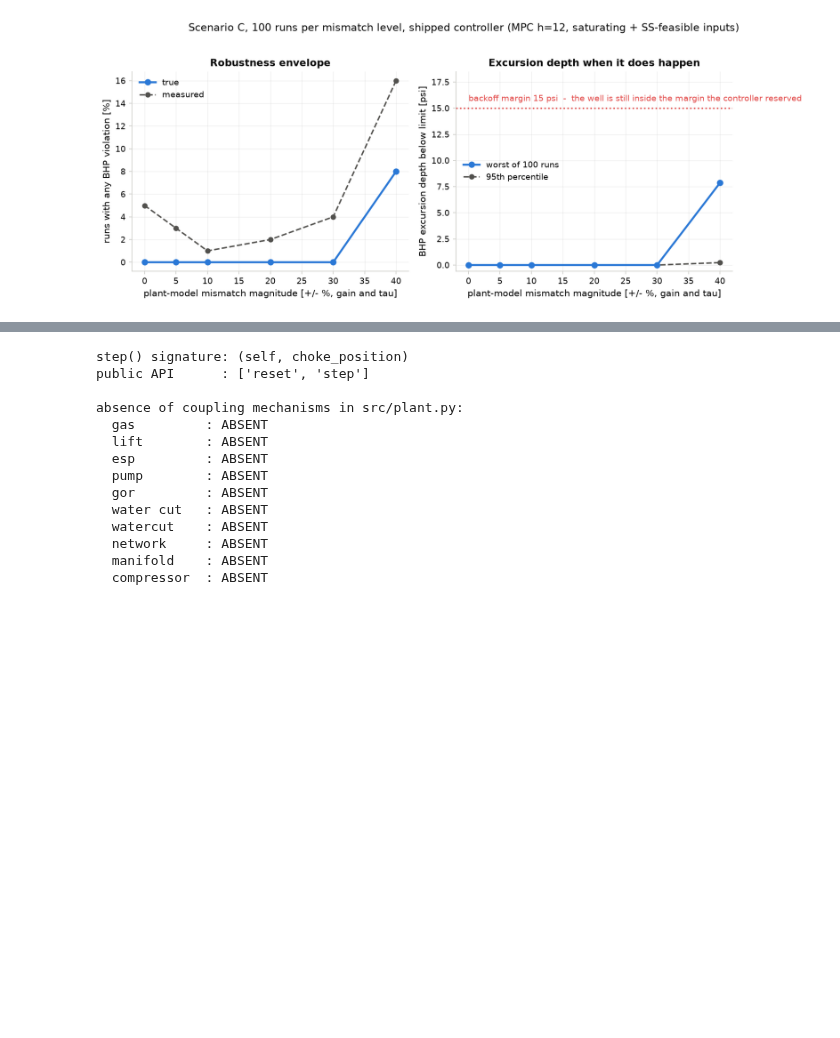
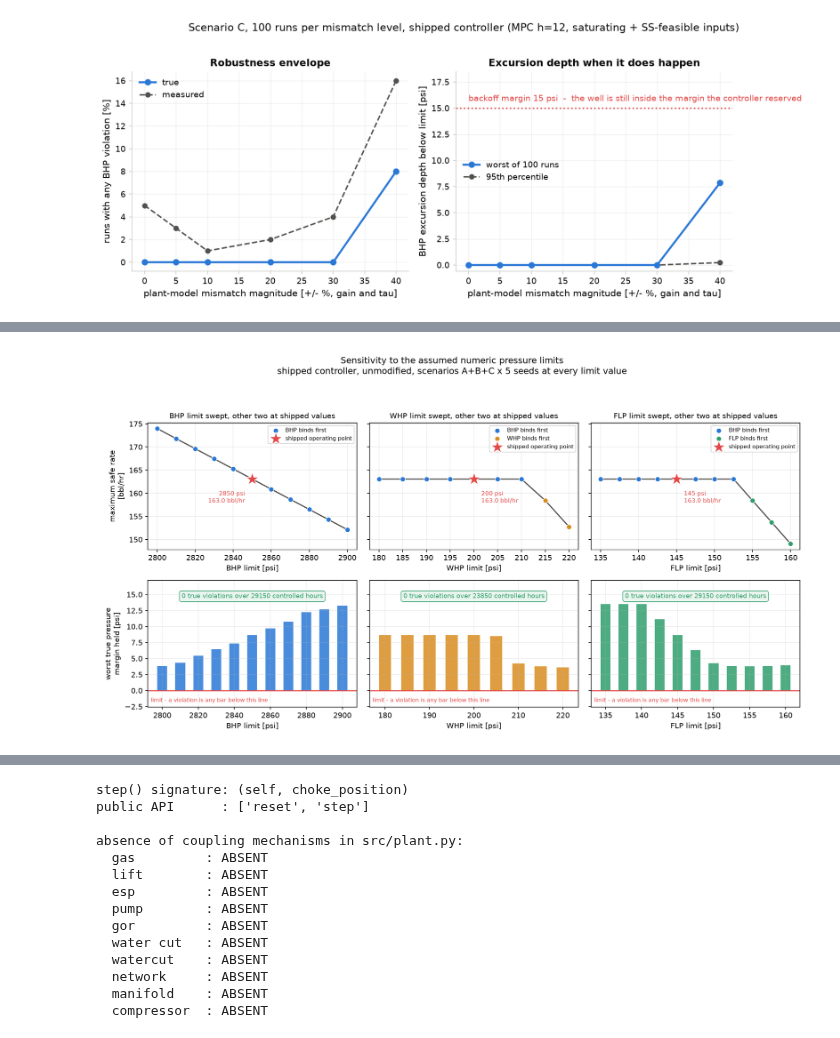
Before and after one commit to tanaysinghh/honeywell-choke-mpc, a Jupyter notebook: notebook/Autonomous_Choke_Control.ipynb, the cells around one changed output, grey strips where cells are left out. Drawn from its saved outputs; the diff is of its cells as text; code cells hidden in the pictures; blank space fills up the shorter version.

Commit message:
run_06 limit sensitivity: 0 violations across 82150 hours, infeasibility advisory

```diff
--- a/notebook/Autonomous_Choke_Control.ipynb
+++ b/notebook/Autonomous_Choke_Control.ipynb
@@ -1050,0 +1096,4 @@ to them is part of the defence of the surrogate.
+# %%
+display(Image(filename=str(FIGS / "06_limit_sensitivity.png")))
+# %% [output]
+[figure, added]
```
Also changed, not shown: parts of 12 cells of this notebook, 11 other files.
